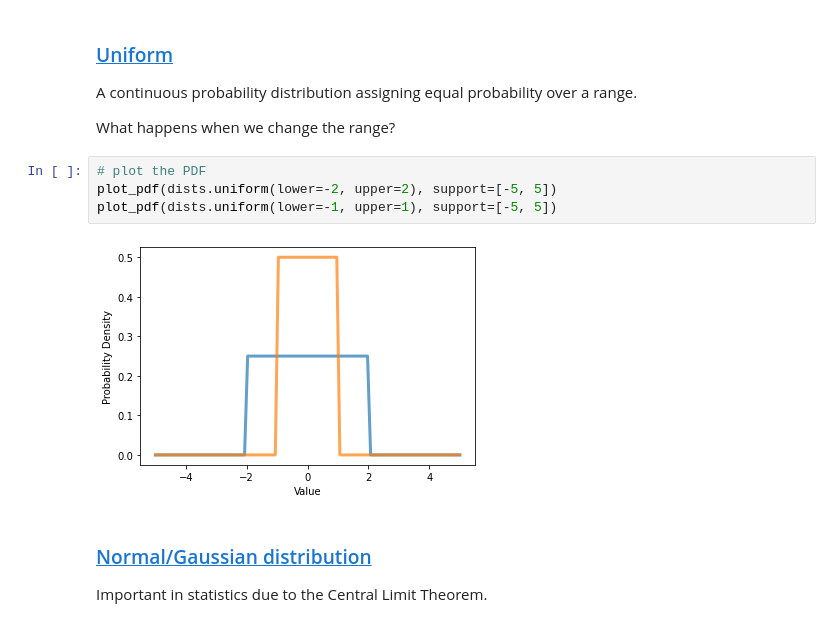
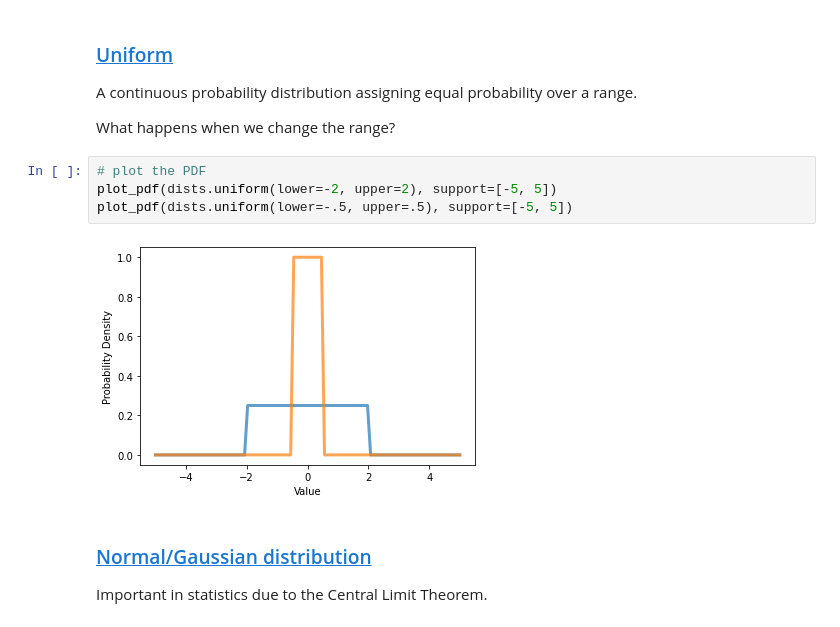
Before and after one commit to compmem/QuantCog, a Jupyter notebook: notebooks/02_Python_and_Probability.ipynb, the cells around one changed output. Saved outputs shown, nothing was run; the diff lists cells and outputs as text.

```diff
--- a/notebooks/02_Python_and_Probability.ipynb
+++ b/notebooks/02_Python_and_Probability.ipynb
@@ -353,9 +368,9 @@ What happens when we change the range?
 # %%
 # plot the PDF
 plot_pdf(dists.uniform(lower=-2, upper=2), support=[-5, 5])
-plot_pdf(dists.uniform(lower=-1, upper=1), support=[-5, 5])
+plot_pdf(dists.uniform(lower=-.5, upper=.5), support=[-5, 5])
 # %% [output]
-[figure, old version]
+[figure, new version]
 # %% [markdown]
 ### [Normal/Gaussian distribution](https://en.wikipedia.org/wiki/Normal_distribution)
 
```
Also changed, not shown: parts of 6 cells of this notebook, 2 other files.
